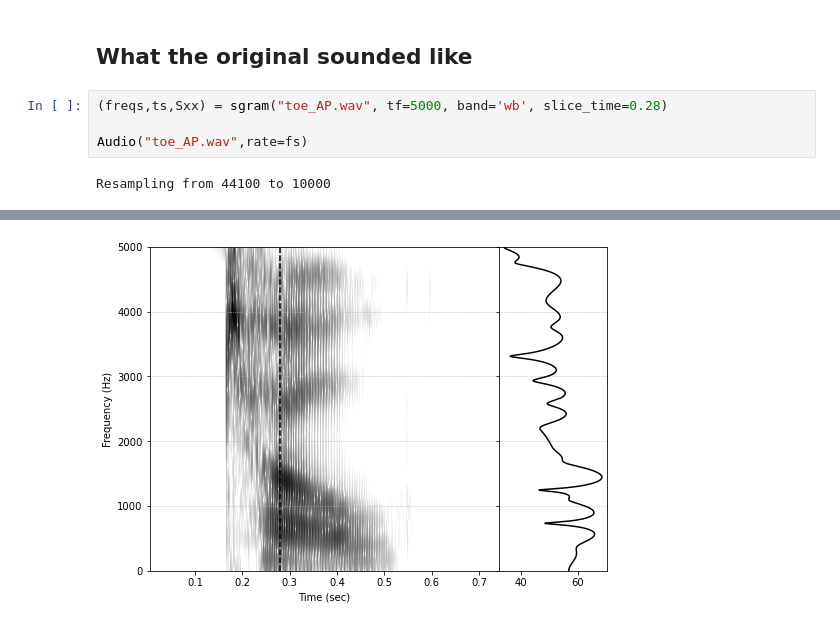
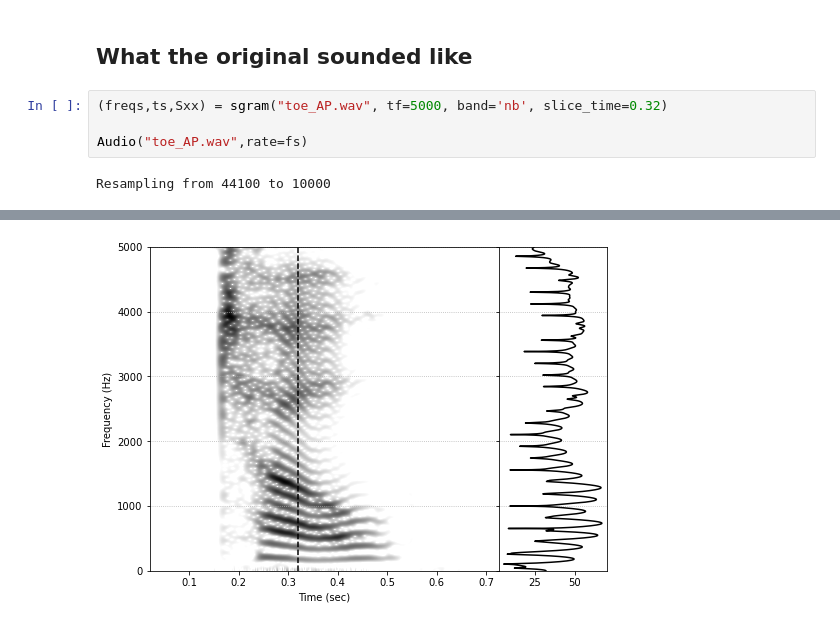
Before and after one commit to keithjohnson-berkeley/sine_synth, a Jupyter notebook: sine_synth.ipynb, the cells around one changed output, grey strips where cells are left out. Cells and saved outputs as stored; diff of their text form.

```diff
--- a/sine_synth.ipynb
+++ b/sine_synth.ipynb
@@ -133,10 +133,10 @@ Resampling from 16000 to 10000
 # %% [markdown]
 ## What the original sounded like
 # %%
-(freqs,ts,Sxx) = sgram("toe_AP.wav", tf=5000, band='wb', slice_time=0.28)
+(freqs,ts,Sxx) = sgram("toe_AP.wav", tf=5000, band='nb', slice_time=0.32)
 
 Audio("toe_AP.wav",rate=fs)
 # %% [output]
 Resampling from 44100 to 10000
 [interactive output not drawn]
-[figure, old version]
+[figure, new version]
```
Also changed, not shown: parts of 3 cells of this notebook.
